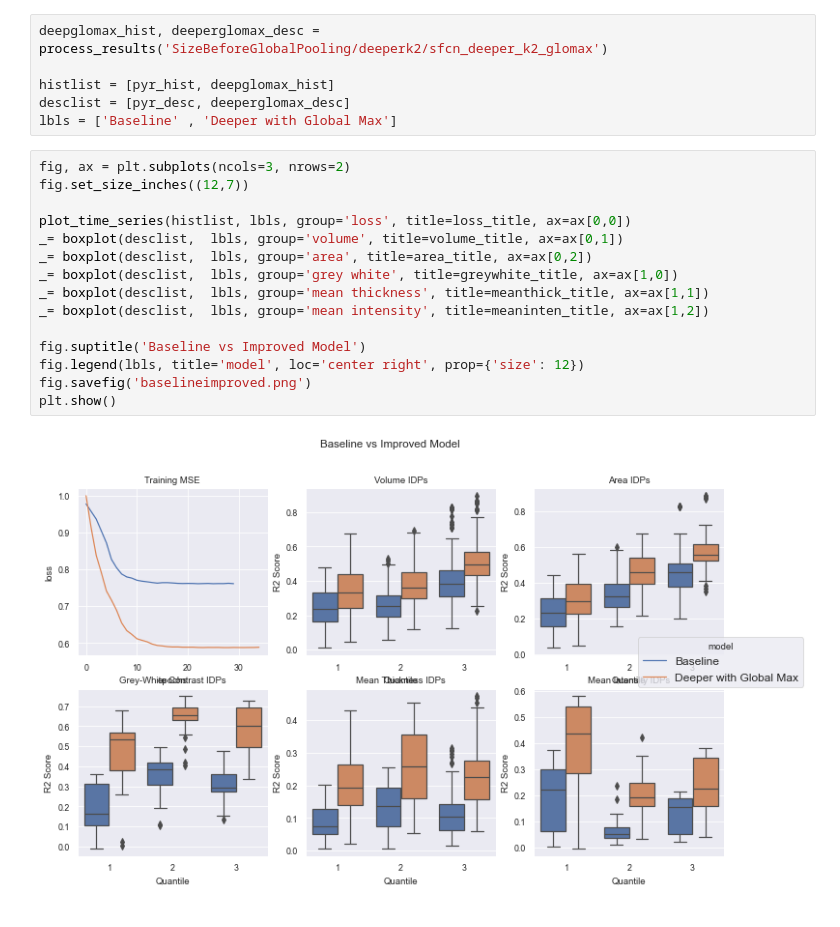
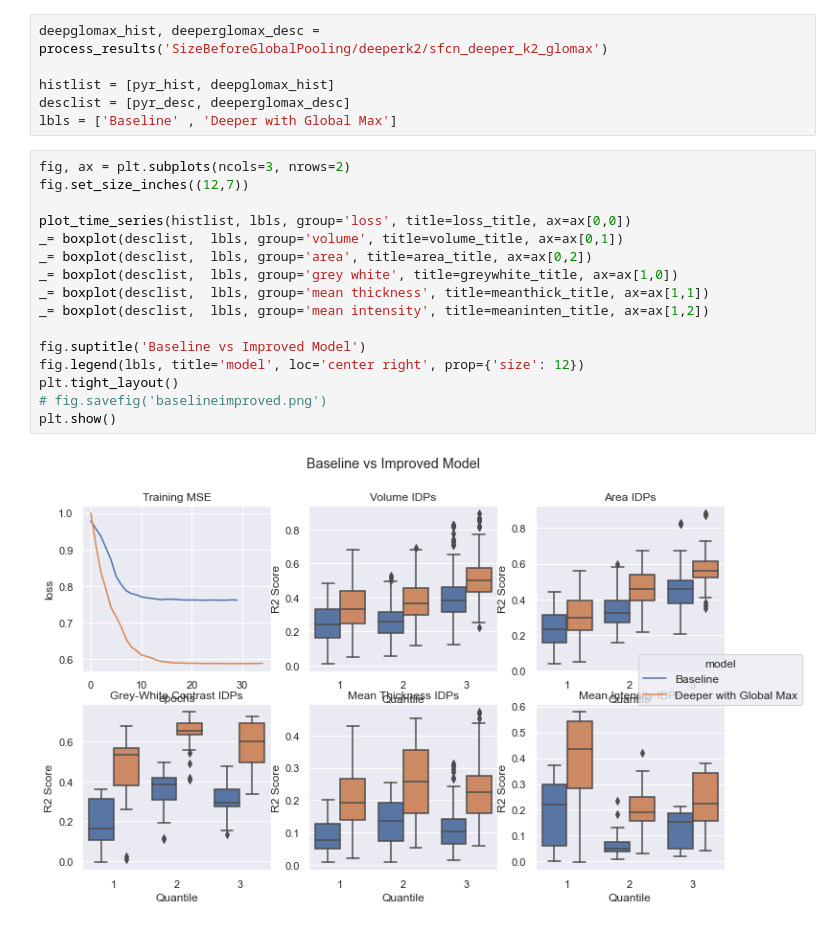
Before and after one commit to bramantyois/brain_idp_cnn, a Jupyter notebook: results/report.ipynb, the cells around one changed output. Drawn from its saved outputs; the diff is of its cells as text.

```diff
--- a/results/report.ipynb
+++ b/results/report.ipynb
@@ -235,17 +235,18 @@ lbls = ['Baseline' , 'Deeper with Global Max']
 # %%
 fig, ax = plt.subplots(ncols=3, nrows=2)
 fig.set_size_inches((12,7))
 
 plot_time_series(histlist, lbls, group='loss', title=loss_title, ax=ax[0,0])
 _= boxplot(desclist,  lbls, group='volume', title=volume_title, ax=ax[0,1])
 _= boxplot(desclist,  lbls, group='area', title=area_title, ax=ax[0,2])
 _= boxplot(desclist,  lbls, group='grey white', title=greywhite_title, ax=ax[1,0])
 _= boxplot(desclist,  lbls, group='mean thickness', title=meanthick_title, ax=ax[1,1])
 _= boxplot(desclist,  lbls, group='mean intensity', title=meaninten_title, ax=ax[1,2])
 
 fig.suptitle('Baseline vs Improved Model')
 fig.legend(lbls, title='model', loc='center right', prop={'size': 12})
-fig.savefig('baselineimproved.png')
+plt.tight_layout()
+# fig.savefig('baselineimproved.png')
 plt.show()
 # %% [output]
-[figure, old version]
+[figure, new version]
```
Also changed, not shown: parts of 6 cells of this notebook, 1 other file.
